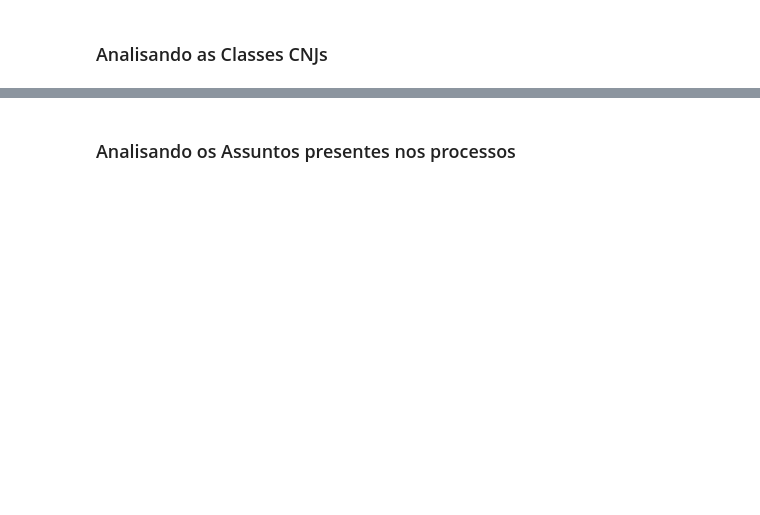
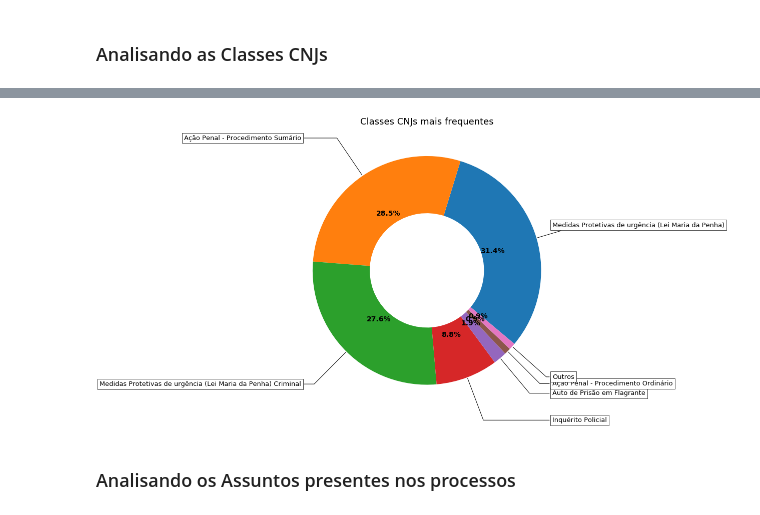
Before and after one commit to naanadr/violencia_contra_mulher_RECIFE, a Jupyter notebook: analises.ipynb, the cells around one changed output, grey strips where cells are left out. Cells and saved outputs as stored; diff of their text form; code cells hidden in the pictures; blank space fills up the shorter version.

Commit message:
Adiciona analise de assuntos e classes CNJTs

```diff
--- a/analises.ipynb
+++ b/analises.ipynb
@@ -162,3 +179,21 @@ valores_classe_filtrados = valores_classe_cnj.iloc[valores_classe_cnj.values > 9
+# %%
+valores = []
+nomes = []
+outros = []
+# %%
+cont = 0
+for i, valor in enumerate(valores_classe_cnj.values):
+    if valor <= 58:
+        cont += valor
+        outros.append(valores_classe_cnj.index[i])
+    else:
+        valores.append(valor)
+        nomes.append(valores_classe_cnj.index[i])
+
+valores.append(cont)
+nomes.append('Outros')
+# %%
+valores_classe_filtrados =  pd.Series(valores, index=nomes)
 # %%
 valores_classe_filtrados
 # %% [output]
@@ -183,2 +229,37 @@ fig.savefig('figures/{}'.format(title), dpi=100, bbox_inches='tight')
+# %%
+fig, ax = plt.subplots(subplot_kw=dict(aspect="equal"))
+
+recipe = valores_classe_filtrados.index
+
+data = valores_classe_filtrados.values
+
+def func(pct, allvals):
+    absolute = int(pct/100.*np.sum(allvals))
+    return "{:.1f}%".format(pct, absolute)
+
+wedges, texts, autotexts = ax.pie(data, autopct=lambda pct: func(pct, data),
+                                  wedgeprops=dict(width=0.5), startangle=-40)
+
+bbox_props = dict(boxstyle="square,pad=0.3", fc="w", ec="k", lw=0.72)
+kw = dict(arrowprops=dict(arrowstyle="-"),
+          bbox=bbox_props, zorder=0, va="center")
+
+for i, p in enumerate(wedges):
+    ang = (p.theta2 - p.theta1)/2. + p.theta1
+    y = np.sin(np.deg2rad(ang))
+    x = np.cos(np.deg2rad(ang))
+    horizontalalignment = {-1: "right", 1: "left"}[int(np.sign(x))]
+    connectionstyle = "angle,angleA=0,angleB={}".format(ang)
+    kw["arrowprops"].update({"connectionstyle": connectionstyle})
+    ax.annotate(recipe[i], xy=(x, y), xytext=(1.1*np.sign(x), 1.4*y),
+                horizontalalignment=horizontalalignment, **kw, fontsize=13)
+
+plt.setp(autotexts, size=14, weight="bold")
+ax.set_title("Classes CNJs mais frequentes", fontsize=18)
+fig.set_size_inches(10.5, 10.5, forward=True)
+fig.savefig('figures/frequencia_classes_cnjs', dpi=100, bbox_inches='tight')
+plt.show()
+# %% [output]
+[figure, added]
 # %% [markdown]
 ### Analisando os Assuntos presentes nos processos
```
Also changed, not shown: parts of 35 cells of this notebook.
